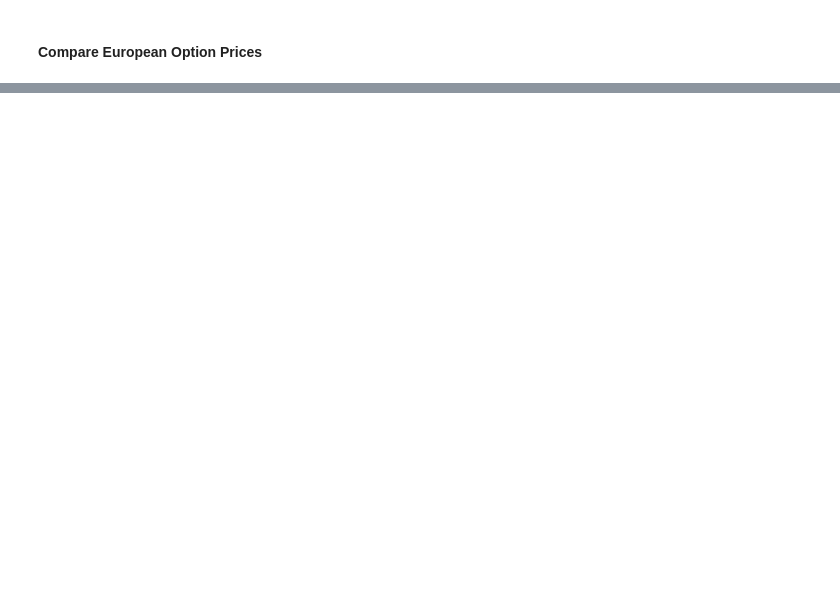
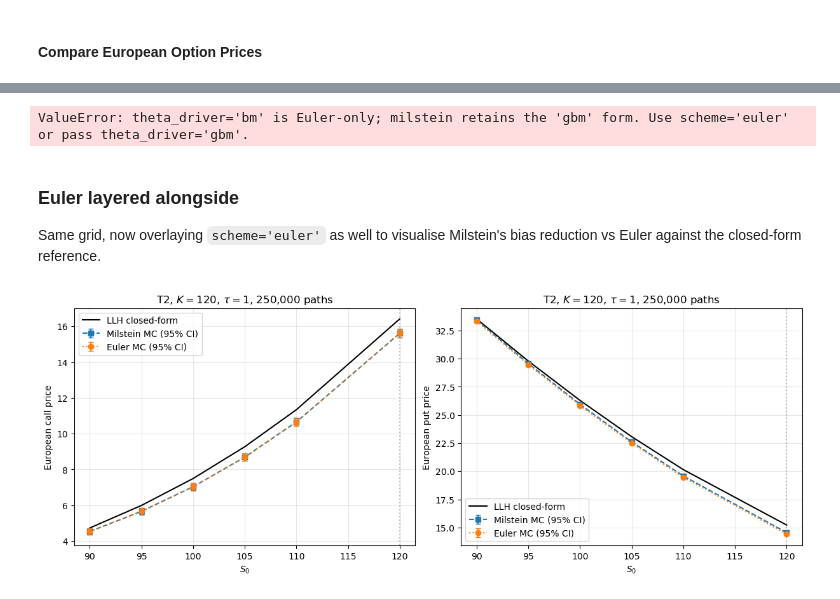
Before and after one commit to ramiuness/american-option-pricing-stoch-vol, a Jupyter notebook: notebooks/european_pricing.ipynb, the cells around one changed output, grey strips where cells are left out. Cells and saved outputs as stored; diff of their text form; code cells hidden in the pictures; blank space fills up the shorter version.

```diff
--- a/notebooks/european_pricing.ipynb
+++ b/notebooks/european_pricing.ipynb
@@ -512,0 +590,80 @@ for name, df in tables.items():
+# %%
+# T2: Milstein MC vs LLH closed-form across spot, K fixed at 100.
+S0_grid   = np.array([90.0, 95.0, 100.0, 105.0, 110.0, 120.0])
+K_fix     = 120.0
+tau_fix   = 1.0
+n_steps   = 52
+n_paths   = 250_000
+
+pre = model_t2.llh_precompute_tau(tau_fix, phi_max=300.0, n_phi=513, n_steps_ode=128)
+sigma_vec = np.full_like(S0_grid, model_t2.sigma0)
+theta_vec = np.full_like(S0_grid, model_t2.theta0)
+llh_call  = model_t2.price_call_llh(S0_grid, K_fix, tau_fix, sigma_vec, theta_vec, pre=pre)
+llh_put   = llh_call - S0_grid + K_fix * np.exp(-model_t2.r * tau_fix)
+
+mc_call, mc_call_se = np.empty_like(S0_grid), np.empty_like(S0_grid)
+mc_put,  mc_put_se  = np.empty_like(S0_grid), np.empty_like(S0_grid)
+disc = np.exp(-model_t2.r * tau_fix)
+for i, S0 in enumerate(S0_grid):
+    sim = model_t2.simulate_prices(S0=float(S0), T=tau_fix, n_steps_mc=n_steps,
+                                   n_paths=n_paths, scheme='milstein', terminal_only=True)
+    ST = sim['S_T']
+    Yc = disc * np.maximum(ST - K_fix, 0.0)
+    Yp = disc * np.maximum(K_fix - ST, 0.0)
+    mc_call[i],   mc_call_se[i] = Yc.mean(), Yc.std(ddof=1) / np.sqrt(n_paths)
+    mc_put[i],    mc_put_se[i]  = Yp.mean(), Yp.std(ddof=1) / np.sqrt(n_paths)
+
+fig, axes = plt.subplots(1, 2, figsize=(12, 4.5), constrained_layout=True)
+for ax, llh, mc, se, label in (
+    (axes[0], llh_call, mc_call, mc_call_se, 'call'),
+    (axes[1], llh_put,  mc_put,  mc_put_se,  'put'),
+):
+    ax.plot(S0_grid, llh, 'k-', lw=1.5, label='LLH closed-form')
+    ax.errorbar(S0_grid, mc, yerr=1.96 * se, marker='s', ls='--',
+                capsize=3, label='Milstein MC (95% CI)')
+    ax.axvline(K_fix, color='gray', ls=':', alpha=0.5)
+    ax.set_xlabel('$S_0$')
+    ax.set_ylabel(f'European {label} price')
+    ax.set_title(f'T2, $K={int(K_fix)}$, $\\tau=1$, {n_paths:,} paths')
+    ax.grid(alpha=0.3)
+    ax.legend()
+plt.show()
+# %% [output]
+ValueError: theta_driver='bm' is Euler-only; milstein retains the 'gbm' form. Use scheme='euler' or pass theta_driver='gbm'.
+# %% [markdown]
+### Euler layered alongside
+
+Same grid, now overlaying `scheme='euler'` as well to visualise Milstein's bias reduction vs Euler against the closed-form reference.
+# %%
+# T2: LLH closed-form vs Milstein MC vs Euler MC, K=100 fixed, spot sweep.
+mc_call_eu, mc_call_eu_se = np.empty_like(S0_grid), np.empty_like(S0_grid)
+mc_put_eu,  mc_put_eu_se  = np.empty_like(S0_grid), np.empty_like(S0_grid)
+for i, S0 in enumerate(S0_grid):
+    sim = model_t2.simulate_prices(S0=float(S0), T=tau_fix, n_steps_mc=n_steps,
+                                   n_paths=n_paths, scheme='euler', terminal_only=True)
+    ST = sim['S_T']
+    Yc = disc * np.maximum(ST - K_fix, 0.0)
+    Yp = disc * np.maximum(K_fix - ST, 0.0)
+    mc_call_eu[i], mc_call_eu_se[i] = Yc.mean(), Yc.std(ddof=1) / np.sqrt(n_paths)
+    mc_put_eu[i],  mc_put_eu_se[i]  = Yp.mean(), Yp.std(ddof=1) / np.sqrt(n_paths)
+
+fig, axes = plt.subplots(1, 2, figsize=(12, 4.5), constrained_layout=True)
+series = (
+    (axes[0], llh_call, mc_call,    mc_call_se,    mc_call_eu, mc_call_eu_se, 'call'),
+    (axes[1], llh_put,  mc_put,     mc_put_se,     mc_put_eu,  mc_put_eu_se,  'put'),
+)
+for ax, llh, mil, mil_se, eu, eu_se, label in series:
+    ax.plot(S0_grid, llh, 'k-', lw=1.5, label='LLH closed-form')
+    ax.errorbar(S0_grid, mil, yerr=1.96 * mil_se, marker='s', ls='--',
+                capsize=3, label='Milstein MC (95% CI)')
+    ax.errorbar(S0_grid, eu, yerr=1.96 * eu_se, marker='o', ls=':',
+                capsize=3, label='Euler MC (95% CI)')
+    ax.axvline(K_fix, color='gray', ls=':', alpha=0.5)
+    ax.set_xlabel('$S_0$')
+    ax.set_ylabel(f'European {label} price')
+    ax.set_title(f'T2, $K={int(K_fix)}$, $\\tau=1$, {n_paths:,} paths')
+    ax.grid(alpha=0.3)
+    ax.legend()
+plt.show()
+# %% [output]
+[figure, added]
```
Also changed, not shown: parts of 33 cells of this notebook, 24 other files.
